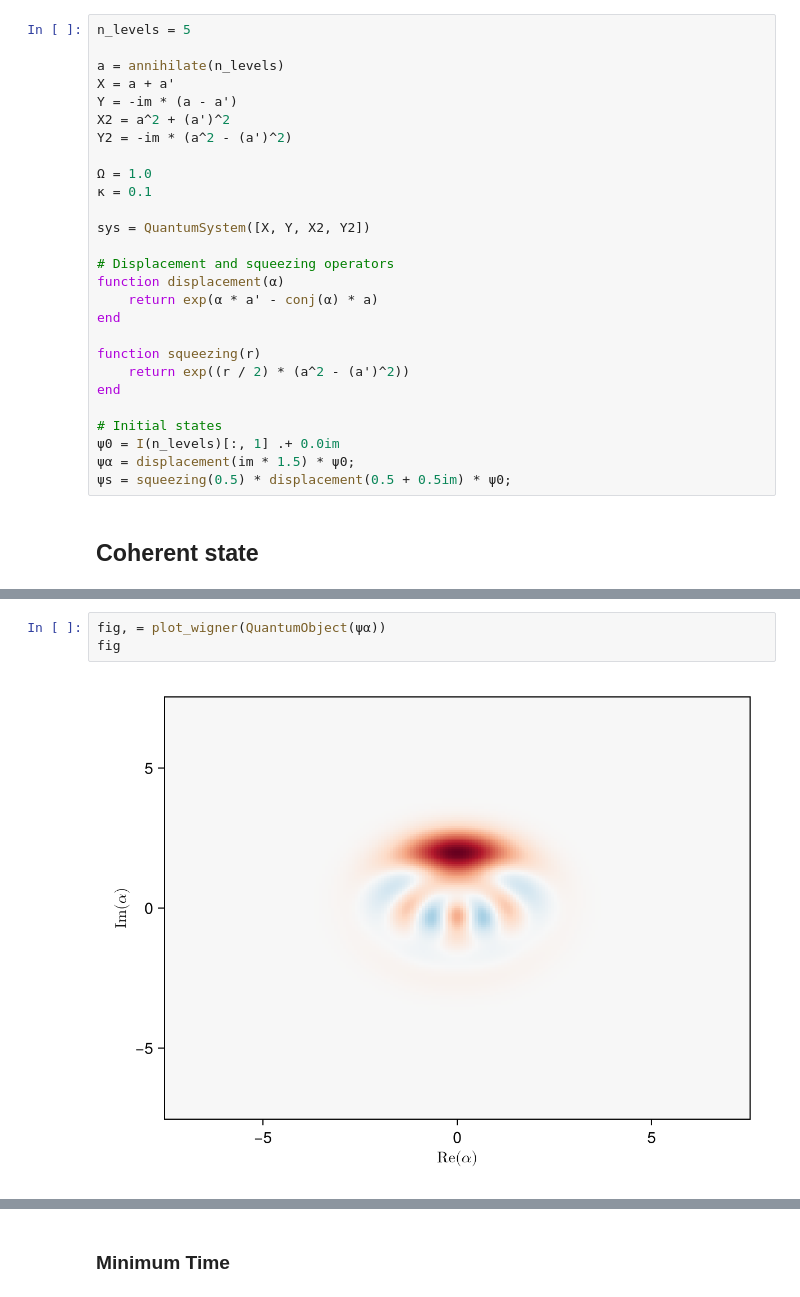
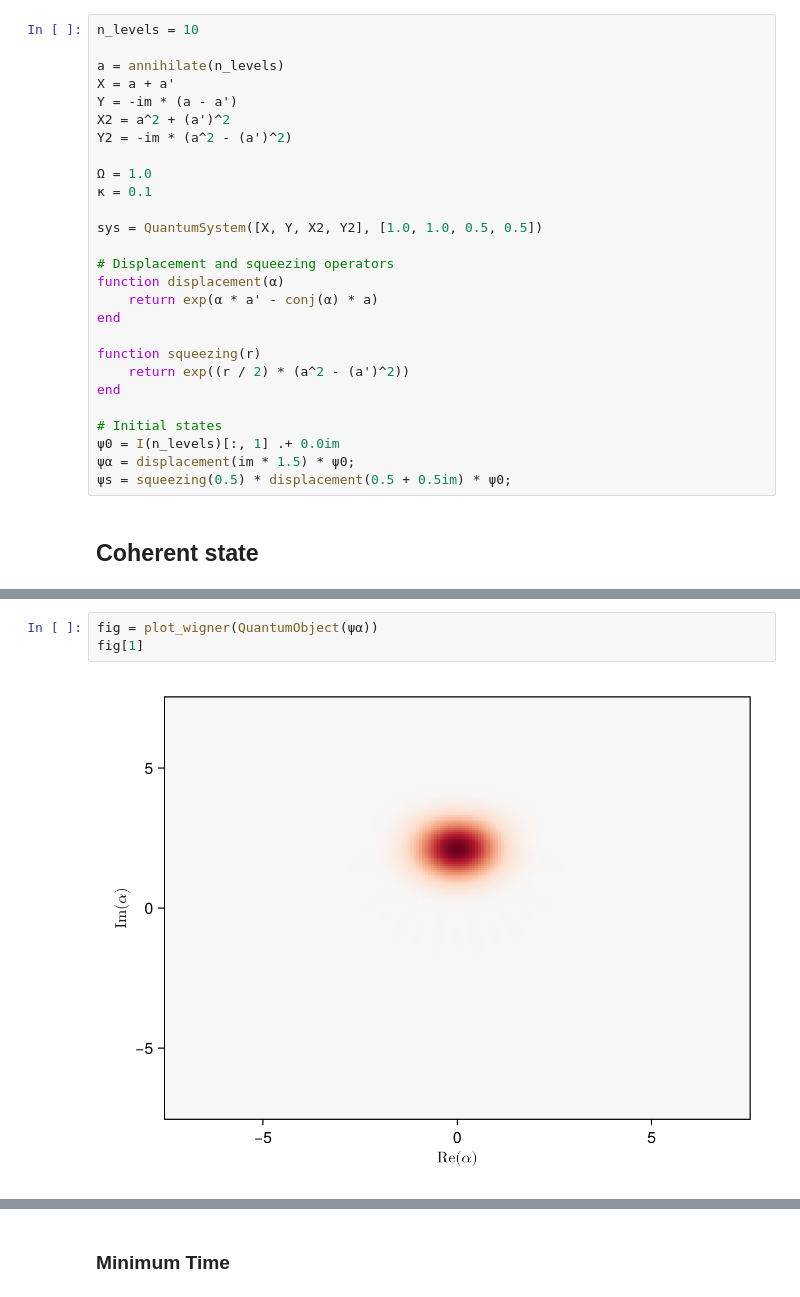
Before and after one commit to UMassQIS/QNumerics2025_Control, a Jupyter notebook: lecture-3/quantum-traj-opt.ipynb, the cells around one changed output, grey strips where cells are left out. Drawn from its saved outputs; the diff is of its cells as text.

```diff
--- a/lecture-3/quantum-traj-opt.ipynb
+++ b/lecture-3/quantum-traj-opt.ipynb
@@ -273,7 +275,7 @@ true
     H(t) = \Omega(t) a^\dagger + \Omega(t) a + \kappa(t) a^2 + \kappa^*(t) (a^\dagger)^2
 \end{equation}
 # %%
-n_levels = 5
+n_levels = 10
 
 a = annihilate(n_levels)
 X = a + a'
@@ -284,7 +286,7 @@ Y2 = -im * (a^2 - (a')^2)
 Ω = 1.0
 κ = 0.1
 
-sys = QuantumSystem([X, Y, X2, Y2])
+sys = QuantumSystem([X, Y, X2, Y2], [1.0, 1.0, 0.5, 0.5])
 
 # Displacement and squeezing operators
 function displacement(α)
@@ -341,7 +347,7 @@ fig
 # %%
-fig, = plot_wigner(QuantumObject(ψα))
-fig
+fig = plot_wigner(QuantumObject(ψα))
+fig[1]
 # %% [output]
-[figure, old version]
+[figure, new version]
 # %%
 plot(
```
Also changed, not shown: parts of 27 cells of this notebook, 27 other files.
